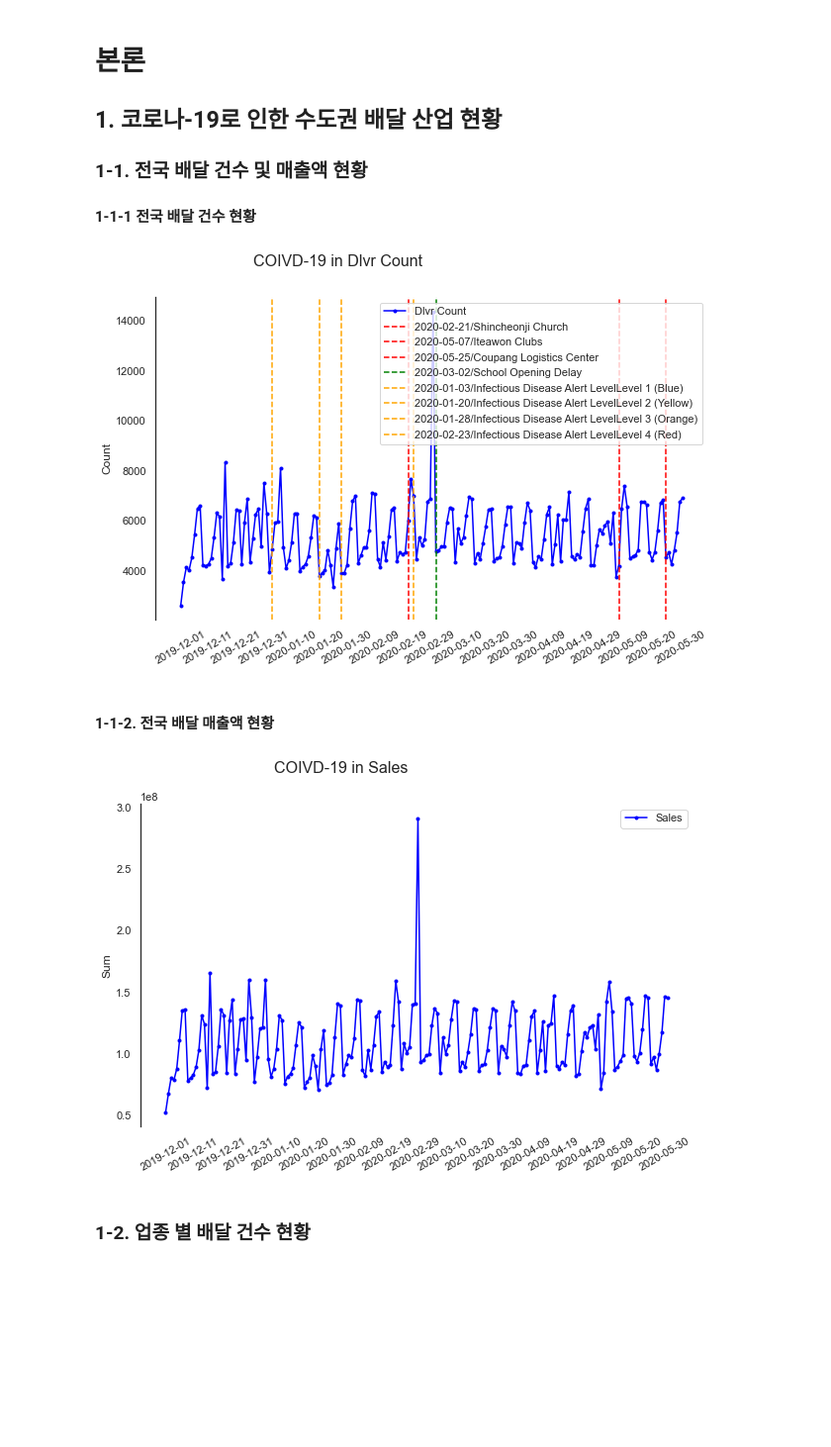
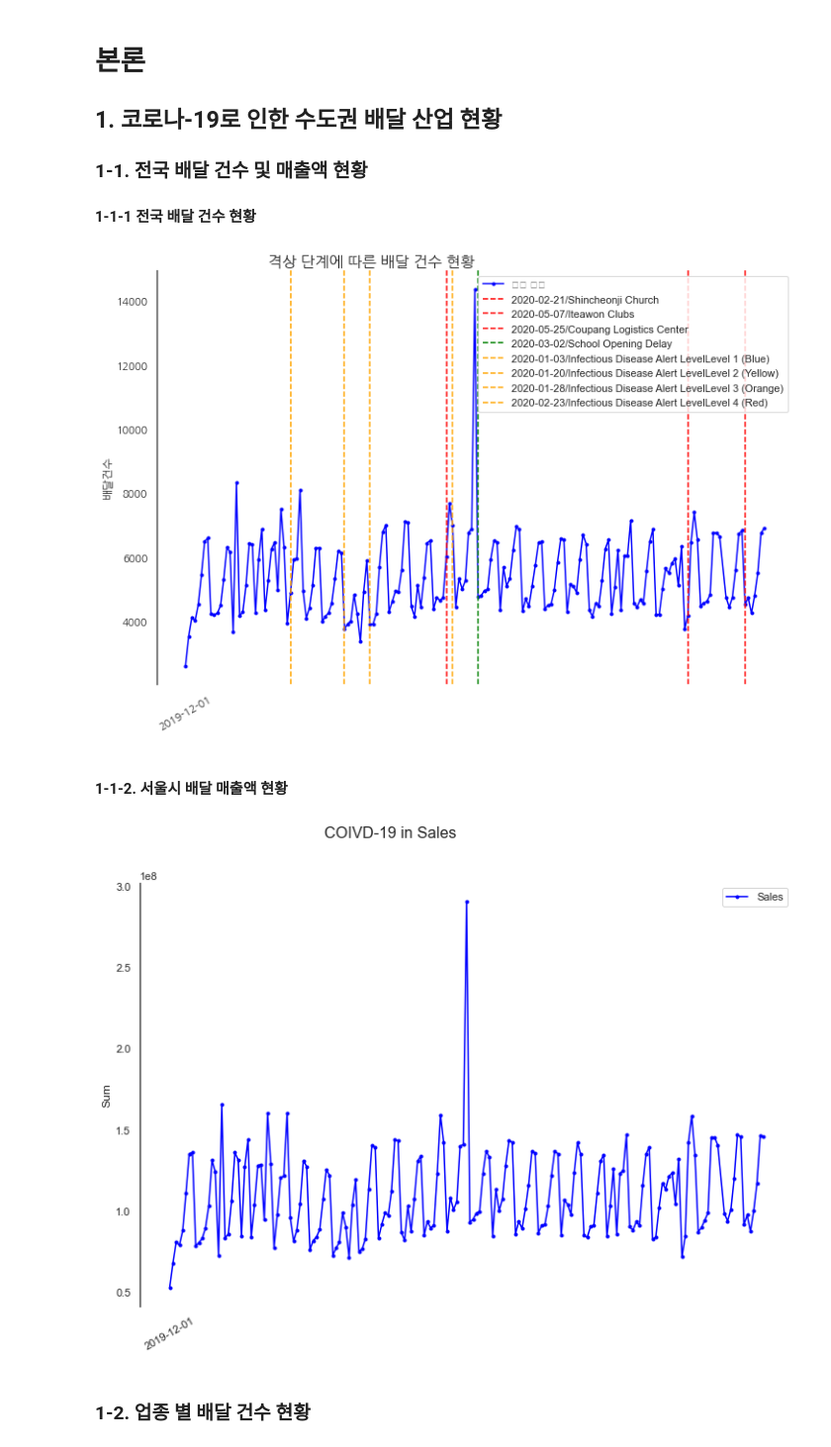
Before and after one commit to wonjun1995/KT_bigdata_platform_BI_challenge, a Jupyter notebook: visualization.ipynb, the cells around one changed output. Shown at 99% size. Cells and saved outputs as stored; diff of their text form; code cells hidden in the pictures; blank space fills up the shorter version.

```diff
--- a/visualization.ipynb
+++ b/visualization.ipynb
@@ -19,6 +31,7 @@
 # 서론
 ## 현재 한국 코로나 발생 현황
 # %%
+import scipy.stats as stats
 import numpy as np
 import pandas as pd
 import warnings
@@ -30,8 +43,9 @@ import matplotlib.pyplot as plt
 import matplotlib.font_manager as fm
 from matplotlib.pyplot import *
 
-mpl.rc('font', family='Malgun Gothic')
 plt.rc('font', family='NanumGothic')
+mpl.rc('font', family='NanumGothic')
+
 %matplotlib inline
 # %%
 # 코로나 감염 현황(전국) 및 정책 데이터 불러오기
@@ -93,12 +108,11 @@ dlvr_call=dlvr_call[dlvr_call['DLVR_STORE_BRTC_NM'] == '서울특별시']
 # %%
 # 전국 배달 건수 현황
 dlvr_call_cnt = pd.DataFrame(dlvr_call.groupby('PROCESS_DT')[['GOODS_AMOUNT']].count().to_records())
-fig, ax = plt.subplots(figsize = (10,6))
+fig, ax = plt.subplots(figsize=(12,8))
 x2 = dlvr_call_cnt.PROCESS_DT
 y2 = dlvr_call_cnt.GOODS_AMOUNT
 sns.set_style('white')
-ax.plot(x2,y2, label = 'Dlvr Count', color = 'blue', marker = '.')
-
+ax.plot(x2,y2, label = '배달 건수', color = 'blue', marker = '.')
 #Patientinfo.csv의 infection_case를 반영
 plt.axvline(x = '2020-02-21', color = 'red', linestyle = '--', label = '2020-02-21/Shincheonji Church')
 plt.axvline(x = '2020-05-07', color = 'red', linestyle = '--', label = '2020-05-07/Iteawon Clubs')
@@ -112,32 +126,32 @@ for i in range(len(pal_start_date)):
 
 ax.set_xticks(ax.get_xticks()[::10])
 plt.xticks(rotation = 30)
-plt.suptitle("COIVD-19 in Dlvr Count", size = 16, ha = 'right')
-plt.ylabel('Count')
+plt.title("격상 단계에 따른 배달 건수 현황", size = 16, ha = 'right')
+plt.ylabel('배달건수')
 plt.legend()
 sns.despine(top = True, bottom = True)
 plt.show()
 # %% [output]
-[figure, old version]
+[figure, new version]
 # %% [markdown]
-#### 1-1-2. 전국 배달 매출액 현황
+#### 1-1-2. 서울시 배달 매출액 현황
 # %%
-# 전국 배달 매출액 현황
+# 서울시 배달 매출액 현황
 goods_amount_sum = pd.DataFrame(dlvr_call.groupby('PROCESS_DT')[['GOODS_AMOUNT']].sum().to_records())
-fig, ax = plt.subplots(figsize = (10,6))
+fig, ax = plt.subplots(figsize = (12,8))
 x2 = goods_amount_sum.PROCESS_DT
 y2 = goods_amount_sum.GOODS_AMOUNT
 sns.set_style('white')
 ax.plot(x2,y2, label = 'Sales', color = 'blue', marker = '.')
 
 ax.set_xticks(ax.get_xticks()[::10])
 plt.xticks(rotation = 30)
 plt.suptitle("COIVD-19 in Sales", size = 16, ha = 'right')
 plt.ylabel('Sum')
 plt.legend()
 sns.despine(top = True, bottom = True)
 plt.show()
 # %% [output]
-[figure, old version]
+[figure, new version]
 # %% [markdown]
 ### 1-2. 업종 별 배달 건수 현황
```
Also changed, not shown: parts of 21 cells of this notebook, 1 other file.
